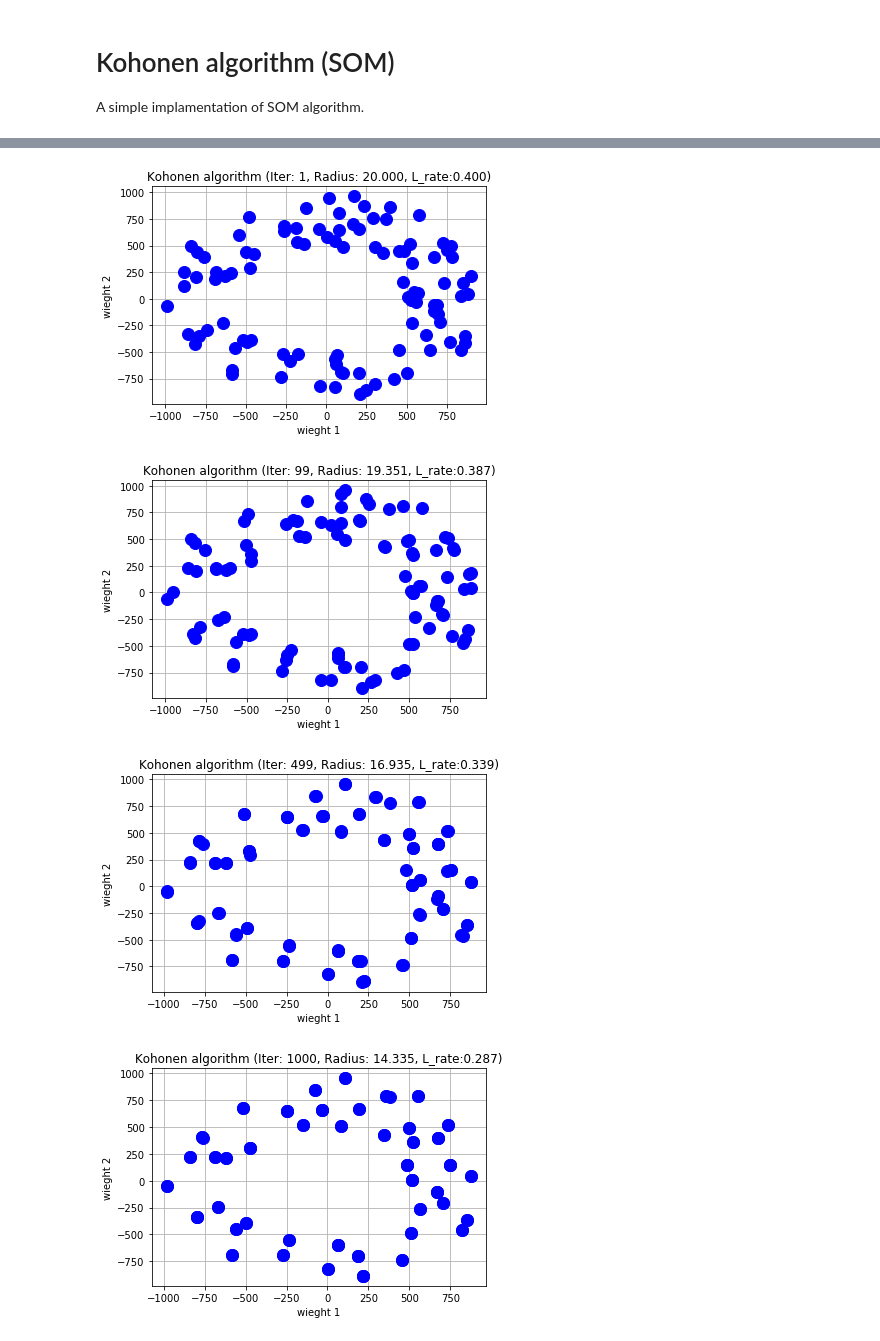
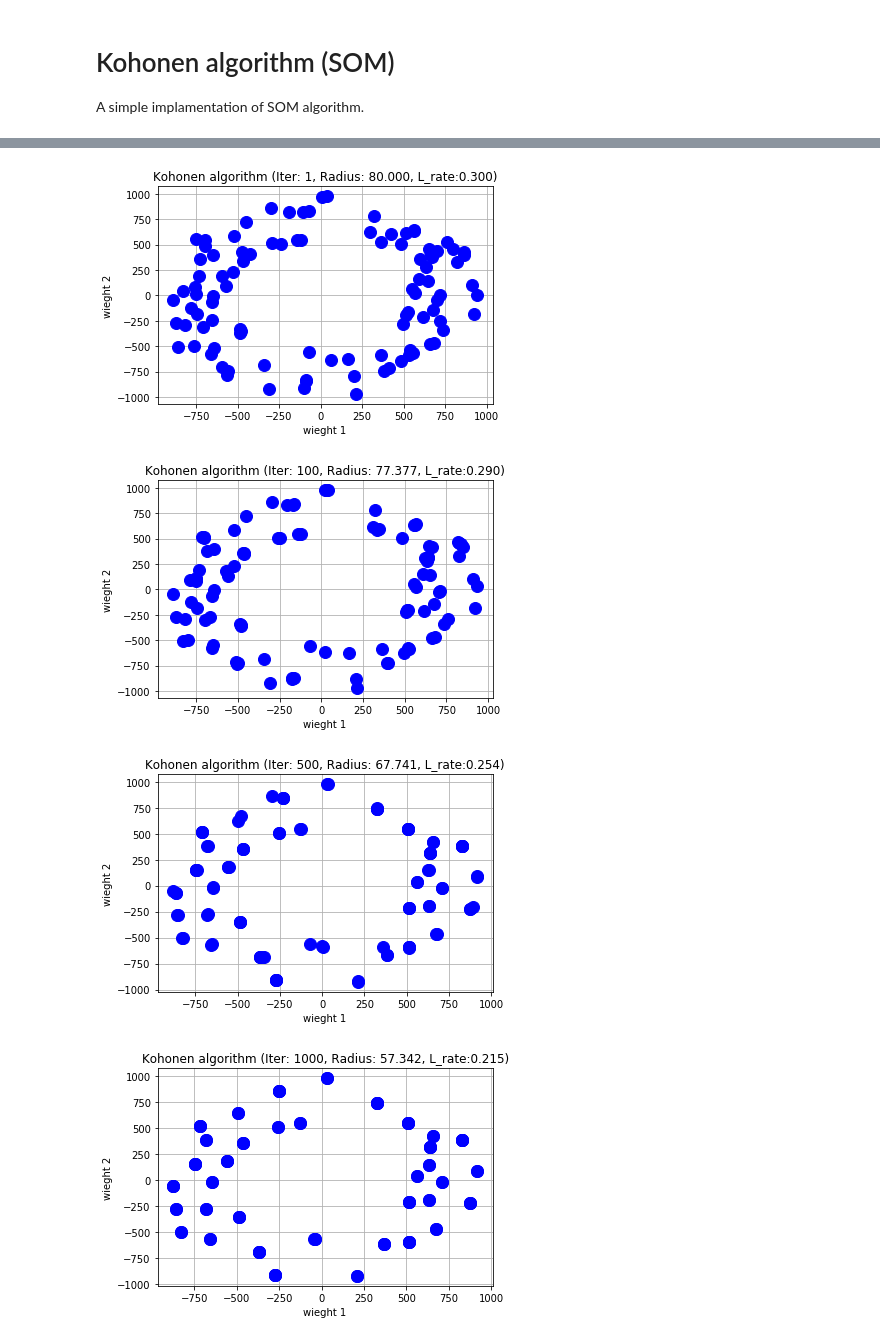
Before and after one commit to MatufA/simple-Kohonen-map, a Jupyter notebook: SOM_algorithm.ipynb, the cells around one changed output, grey strips where cells are left out. Drawn from its saved outputs; the diff is of its cells as text; code cells hidden in the pictures.

```diff
--- a/SOM_algorithm.ipynb
+++ b/SOM_algorithm.ipynb
@@ -26,7 +26,7 @@ def euclidean_dist(x, y, node_id):
 # %%
 def bmu(x ,y, node_id):
   ed = euclidean_dist(x, y, node_id)
-  ed[ed == 0] = np.inf
+  ed[node_id] = np.inf
   argmin_x = np.argmin(ed).item()
   return argmin_x
 # %%
@@ -55,9 +55,11 @@ def train(x, y, max_iter, radius, alpha, is_line=True):
     choice_idx = choose_randomly(x)
     best_match = bmu(x, y, choice_idx)
     x, y = update_neighbourhood(x, y, best_match, choice_idx, radius, alpha)
+    x, y = ord_vector(x, y, choice_idx)
     alpha = init_alpha * np.exp(-step/max_iter)
     radius  = init_radius * np.exp(-step/max_iter)
-    if step+1 == 100 or step+1 == 500:
+    if step == 100:
       draw(x, y, step, radius, alpha, is_line)
     elif (step+1) % 500 == 0:
       draw(x, y, (step+1), radius, alpha, is_line)
+  return x, y
@@ -153,12 +170,12 @@ def generate_circle_point(s_range, e_range, amount=100):
 # %%
 x, y = generate_circle_point(500, 1000)
 step_max = 3000
-radius = 20
-alpha = 0.4
+radius = 80
+alpha = 0.3
 draw(x, y, 1, radius, alpha, False)
-train(x, y, step_max, radius, alpha, is_line=False)
+x, y = train(x, y, step_max, radius, alpha, is_line=False)
 # %% [output]
-[figure, old version]
+[figure, new version]
-[figure, old version]
+[figure, new version]
-[figure, old version]
+[figure, new version]
-[figure, old version]
+[figure, new version]
```
Also changed, not shown: parts of 10 cells of this notebook.
